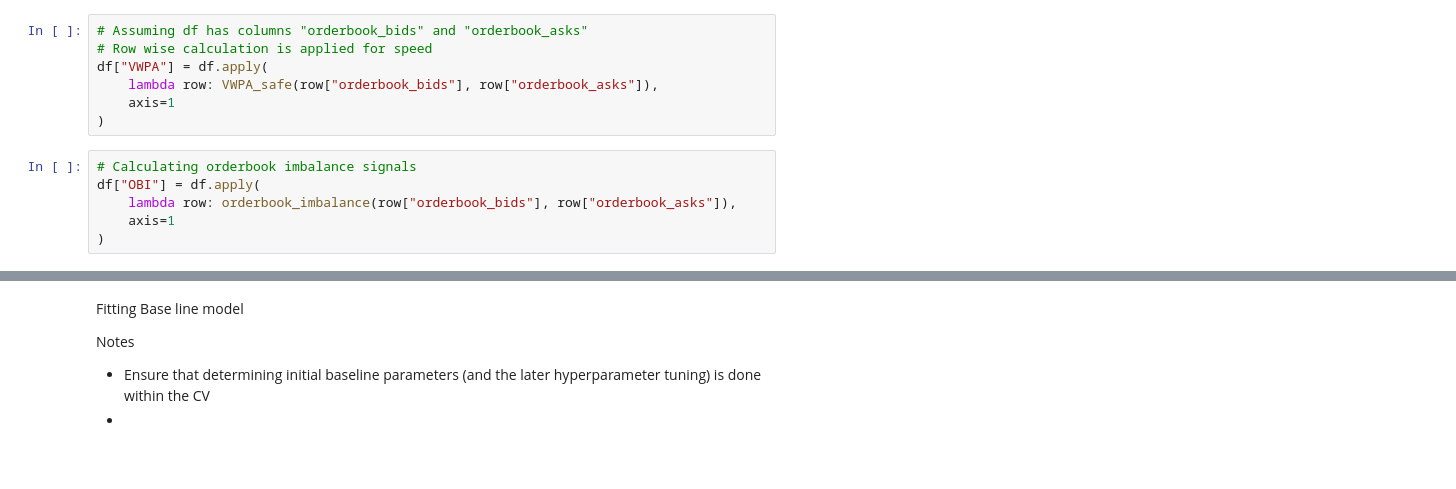
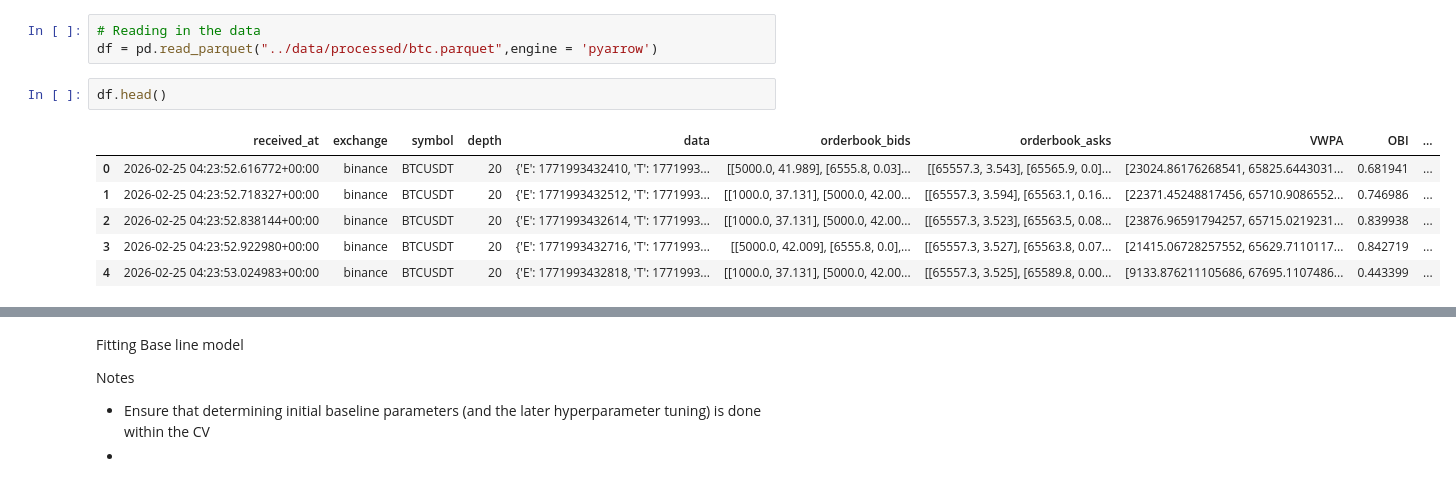
Before and after one commit to Spike-Chan-38/Short-Horizon-Market-Microstructure-Alpha, a Jupyter notebook: experiments/logit_regression.ipynb, the cells around one changed output, grey strips where cells are left out. Cells and saved outputs as stored; diff of their text form.

```diff
--- a/experiments/logit_regression.ipynb
+++ b/experiments/logit_regression.ipynb
@@ -81,13 +19,12 @@ df["orderbook_bids"] = df["orderbook_bids"].map(
-# %%
-# Assuming df has columns "orderbook_bids" and "orderbook_asks"
-# Row wise calculation is applied for speed
-df["VWPA"] = df.apply(
-    lambda row: VWPA_safe(row["orderbook_bids"], row["orderbook_asks"]),
-    axis=1
-)
-# %%
-# Calculating orderbook imbalance signals
-df["OBI"] = df.apply(
-    lambda row: orderbook_imbalance(row["orderbook_bids"], row["orderbook_asks"]),
-    axis=1
-)
+# %%
+# Reading in the data
+df = pd.read_parquet("../data/processed/btc.parquet",engine = 'pyarrow')
+# %%
+df.head()
+# %% [output]
+|  | received_at | exchange | symbol | depth | data | orderbook_bids | orderbook_asks | VWPA | OBI | ... |
+| 0 | 2026-02-25 04:23:52.616772+00:00 | binance | BTCUSDT | 20 | {'E': 1771993432410, 'T': 1771993... | [[5000.0, 41.989], [6555.8, 0.03]... | [[65557.3, 3.543], [65565.9, 0.0]... | [23024.86176268541, 65825.6443031... | 0.681941 | ... |
+| 1 | 2026-02-25 04:23:52.718327+00:00 | binance | BTCUSDT | 20 | {'E': 1771993432512, 'T': 1771993... | [[1000.0, 37.131], [5000.0, 42.00... | [[65557.3, 3.594], [65563.1, 0.16... | [22371.45248817456, 65710.9086552... | 0.746986 | ... |
+| 2 | 2026-02-25 04:23:52.838144+00:00 | binance | BTCUSDT | 20 | {'E': 1771993432614, 'T': 1771993... | [[1000.0, 37.131], [5000.0, 42.00... | [[65557.3, 3.523], [65563.5, 0.08... | [23876.96591794257, 65715.0219231... | 0.839938 | ... |
+| 3 | 2026-02-25 04:23:52.922980+00:00 | binance | BTCUSDT | 20 | {'E': 1771993432716, 'T': 1771993... | [[5000.0, 42.009], [6555.8, 0.0],... | [[65557.3, 3.527], [65563.8, 0.07... | [21415.06728257552, 65629.7110117... | 0.842719 | ... |
+| 4 | 2026-02-25 04:23:53.024983+00:00 | binance | BTCUSDT | 20 | {'E': 1771993432818, 'T': 1771993... | [[1000.0, 37.131], [5000.0, 42.00... | [[65557.3, 3.525], [65589.8, 0.00... | [9133.876211105686, 67695.1107486... | 0.443399 | ... |
```
Also changed, not shown: parts of 8 cells of this notebook, 8 other files.
